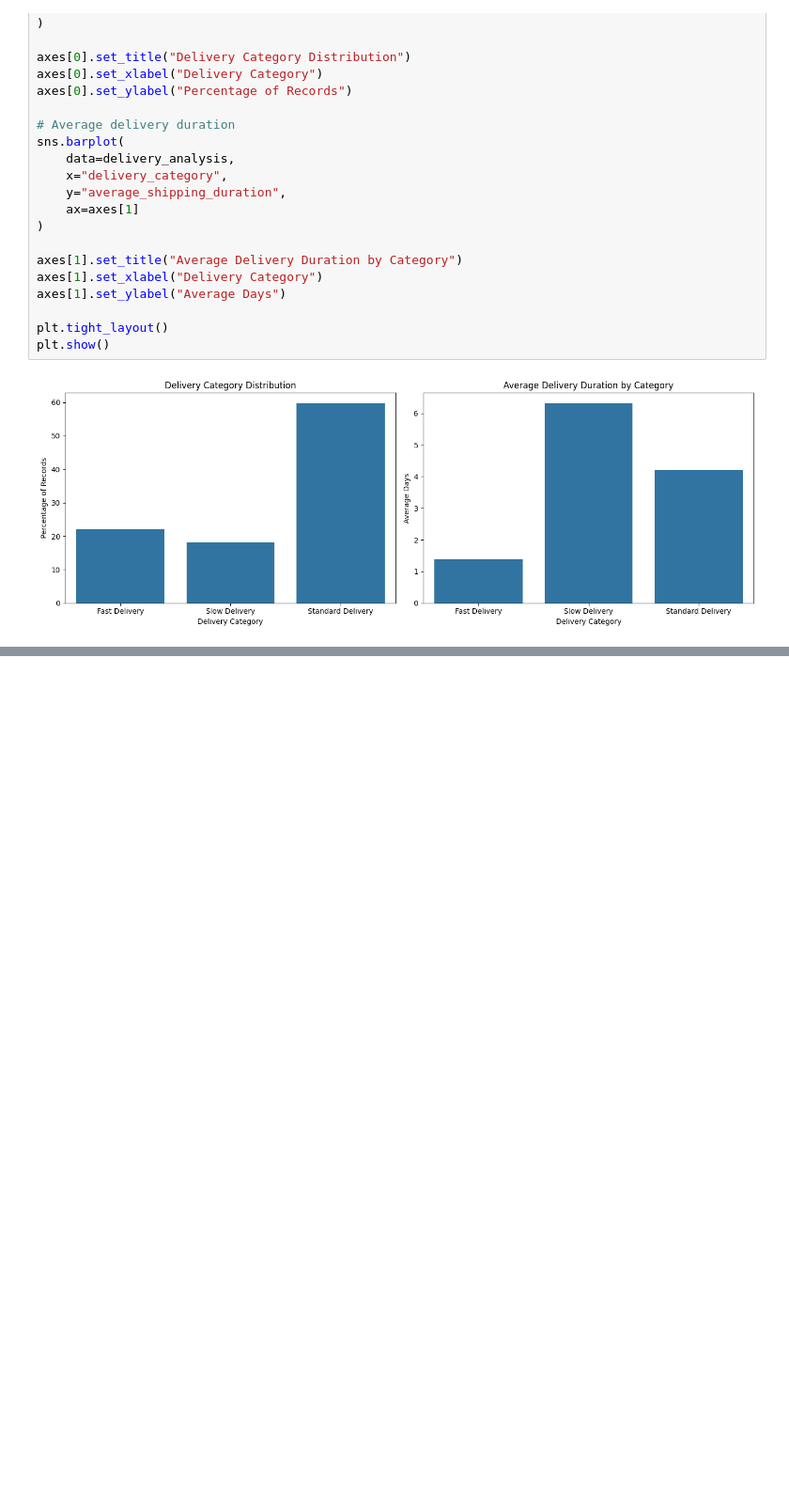
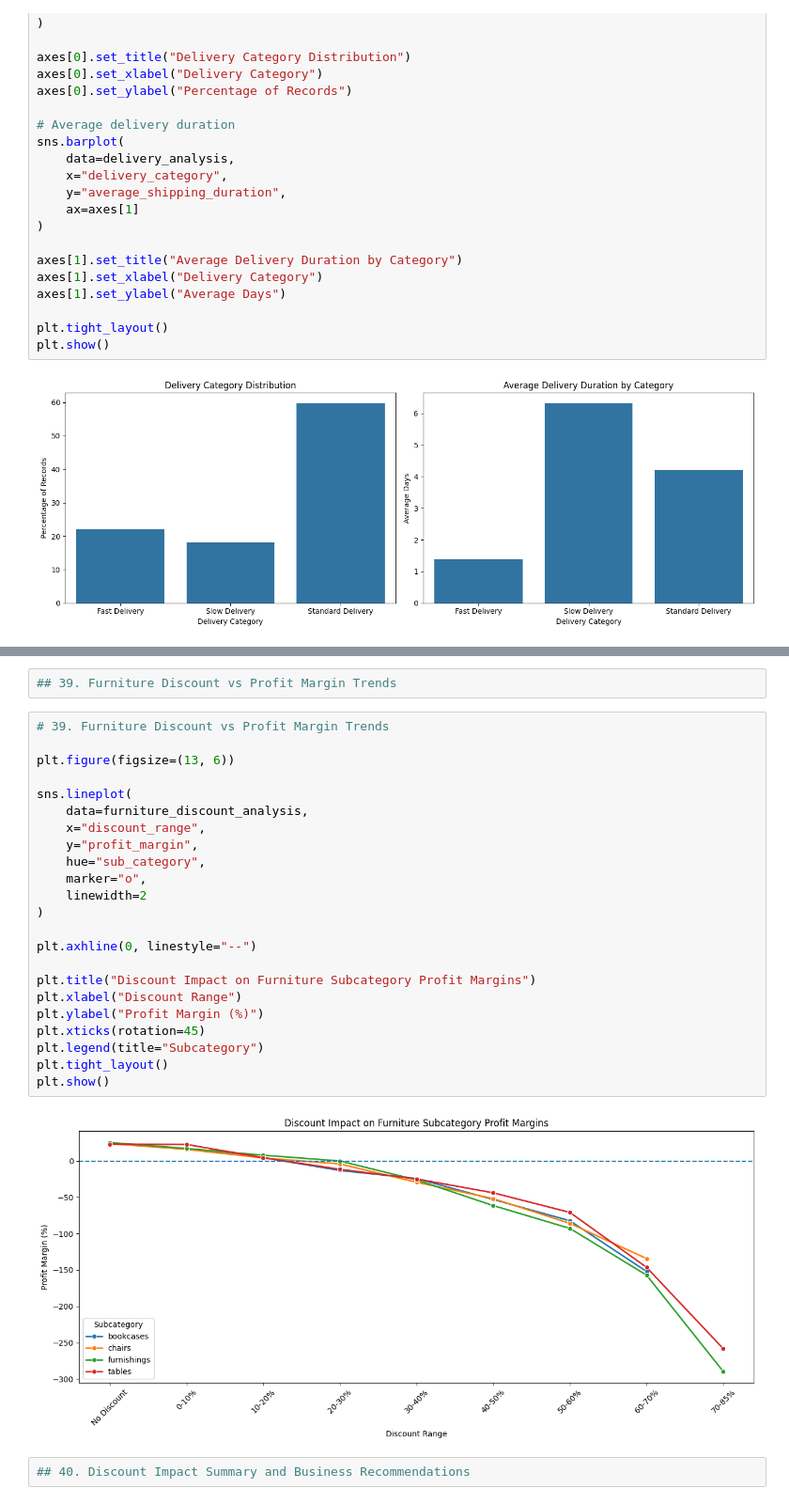
Before and after one commit to code-with-ansh/sales-business-analytics, a Jupyter notebook: notebooks/eda_time_based_analysis.ipynb, the cells around one changed output, grey strips where cells are left out. Shown at 94% size. Drawn from its saved outputs; the diff is of its cells as text; blank space fills up the shorter version.

```diff
--- a/notebooks/eda_time_based_analysis.ipynb
+++ b/notebooks/eda_time_based_analysis.ipynb
@@ -1217,0 +1567,29 @@ plt.show()
+# %%
+## 39. Furniture Discount vs Profit Margin Trends
+# %%
+# 39. Furniture Discount vs Profit Margin Trends
+
+plt.figure(figsize=(13, 6))
+
+sns.lineplot(
+    data=furniture_discount_analysis,
+    x="discount_range",
+    y="profit_margin",
+    hue="sub_category",
+    marker="o",
+    linewidth=2
+)
+
+plt.axhline(0, linestyle="--")
+
+plt.title("Discount Impact on Furniture Subcategory Profit Margins")
+plt.xlabel("Discount Range")
+plt.ylabel("Profit Margin (%)")
+plt.xticks(rotation=45)
+plt.legend(title="Subcategory")
+plt.tight_layout()
+plt.show()
+# %% [output]
+[figure, added]
+# %%
+## 40. Discount Impact Summary and Business Recommendations
```
Also changed, not shown: parts of 17 cells of this notebook.
